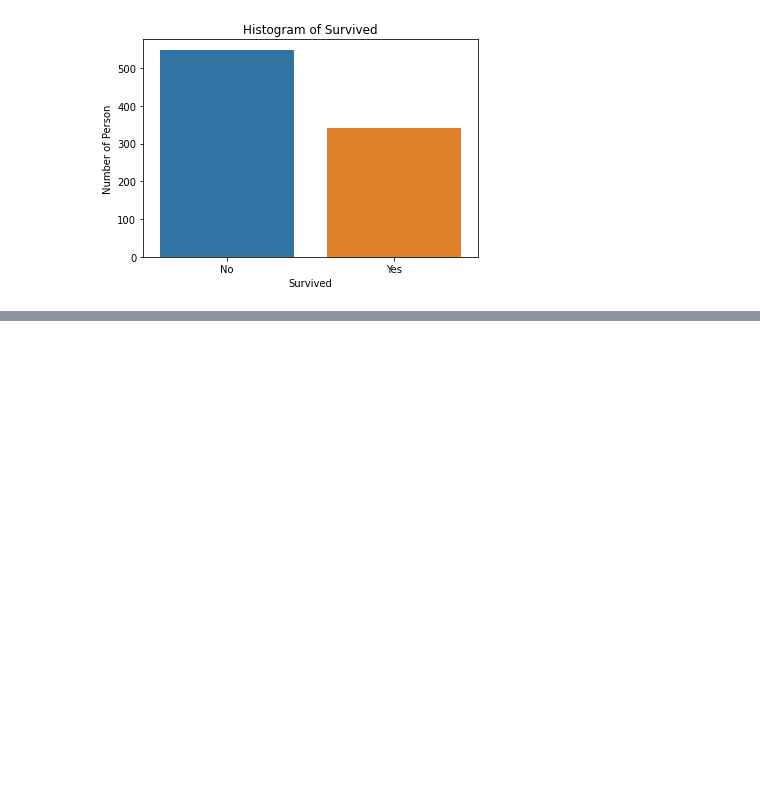
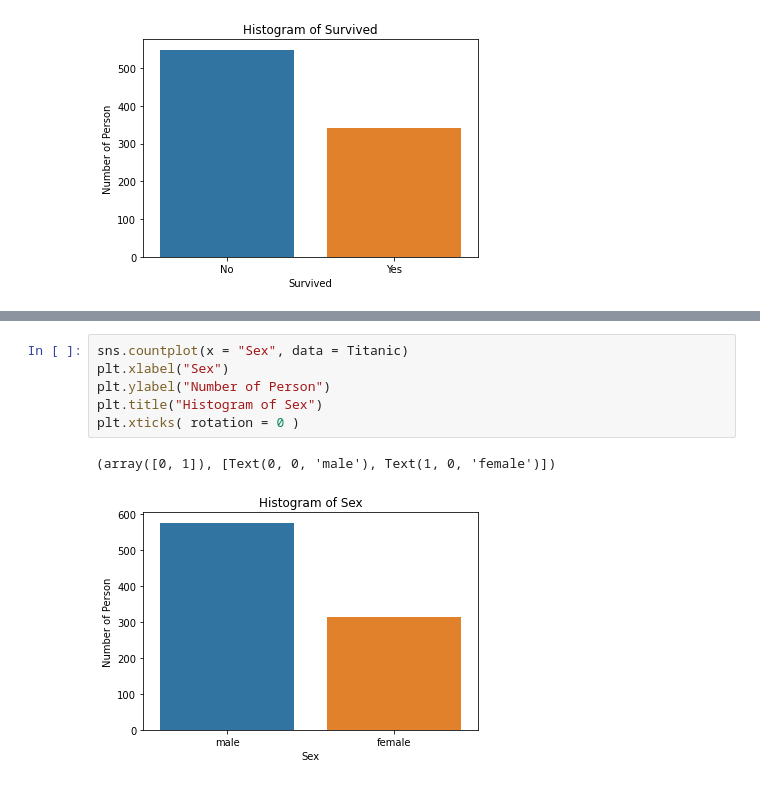
Before and after one commit to Abdou240/Python-Artificial_Intelligence, a Jupyter notebook: IA/IA_Checkpoint/Data_Visualization.ipynb, the cells around one changed output, grey strips where cells are left out. Cells and saved outputs as stored; diff of their text form; blank space fills up the shorter version.

```diff
--- a/IA/IA_Checkpoint/Data_Visualization.ipynb
+++ b/IA/IA_Checkpoint/Data_Visualization.ipynb
@@ -286,0 +296,9 @@ plt.xticks( rotation = 0 )
+# %%
+sns.countplot(x = "Sex", data = Titanic)
+plt.xlabel("Sex")
+plt.ylabel("Number of Person")
+plt.title("Histogram of Sex")
+plt.xticks( rotation = 0 )
+# %% [output]
+(array([0, 1]), [Text(0, 0, 'male'), Text(1, 0, 'female')])
+[figure, added]
```
Also changed, not shown: parts of 50 cells of this notebook.
